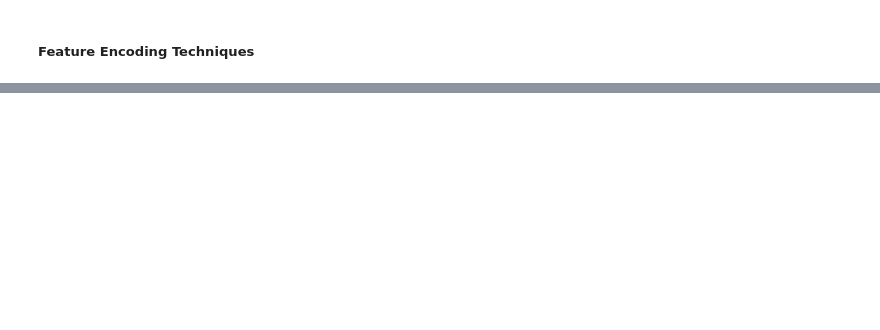
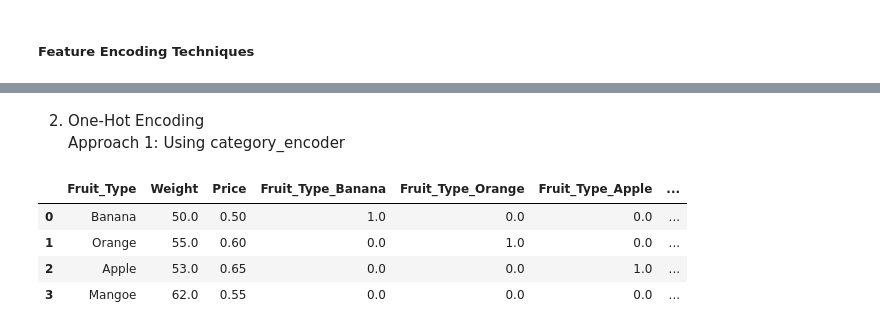
Before and after one commit to SammyOngaya/data2ml, a Jupyter notebook: feature-engineering.ipynb, the cells around one changed output, grey strips where cells are left out. Drawn from its saved outputs; the diff is of its cells as text; code cells hidden in the pictures; blank space fills up the shorter version.

Commit message:
Added feature encoding

```diff
--- a/feature-engineering.ipynb
+++ b/feature-engineering.ipynb
@@ -703,0 +704,5 @@ Load Data
+# %%
+fruits_df=pd.DataFrame( {'Fruit_Type': ['Banana','Orange','Apple','Mangoe'],
+                        'Weight':[50.0, 55.0,53.0,62.0],
+                        'Price':[0.5,0.6,0.65,0.55]})
+fruits_df
@@ -707,0 +749,15 @@ Load Data
+# %% [markdown]
+2. One-Hot Encoding<br />
+Approach 1: Using category_encoder
+# %%
+ohe_ce=ce.OneHotEncoder(cols='Fruit_Type',handle_unknown='return_nan',return_df=True, use_cat_names=True)
+ohe_fruits_df=ohe_ce.fit_transform(fruits_df['Fruit_Type'])
+ohe_fruits_df=pd.concat([fruits_df,ohe_fruits_df],axis=1) # Join the encoded dataframe with original dataframe
+# ohe_fruits_df.drop(['Fruit_Type'],axis=1)
+ohe_fruits_df
+# %% [output]
+|  | Fruit_Type | Weight | Price | Fruit_Type_Banana | Fruit_Type_Orange | Fruit_Type_Apple | ... |
+| 0 | Banana | 50.0 | 0.50 | 1.0 | 0.0 | 0.0 | ... |
+| 1 | Orange | 55.0 | 0.60 | 0.0 | 1.0 | 0.0 | ... |
+| 2 | Apple | 53.0 | 0.65 | 0.0 | 0.0 | 1.0 | ... |
+| 3 | Mangoe | 62.0 | 0.55 | 0.0 | 0.0 | 0.0 | ... |
```
Also changed, not shown: parts of 10 cells of this notebook.
